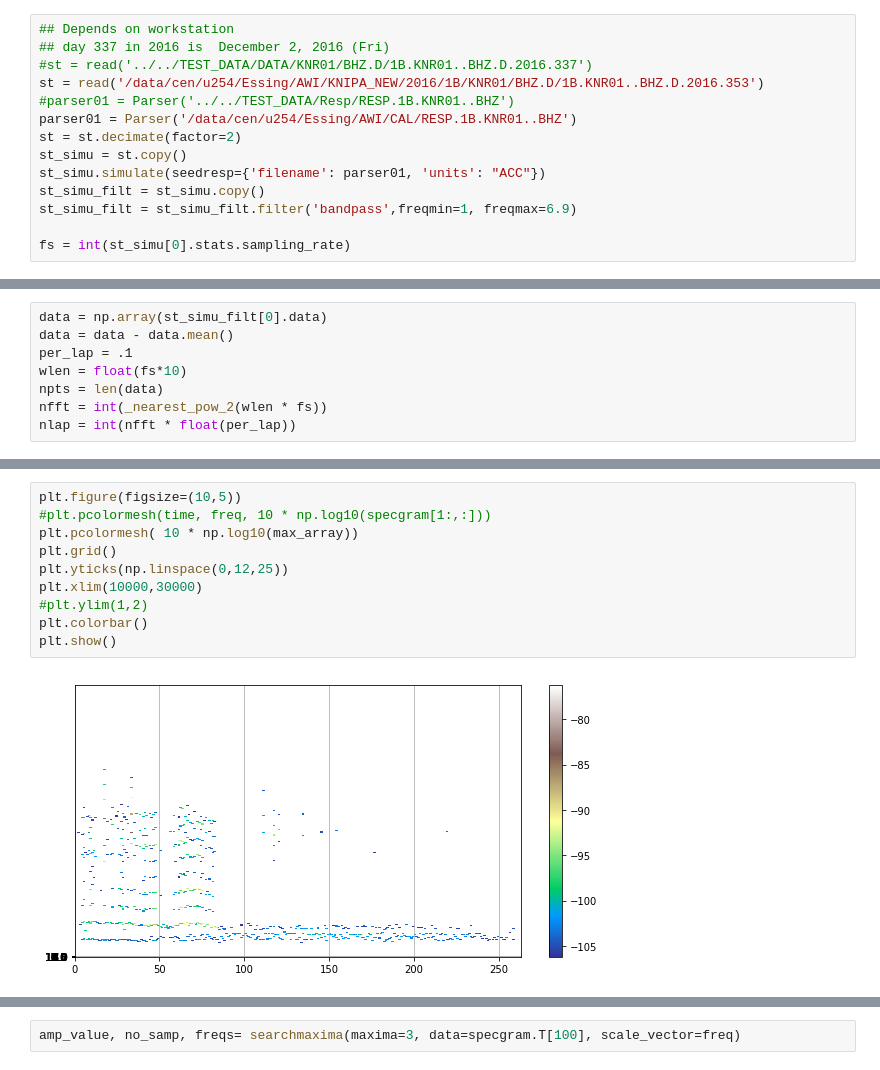
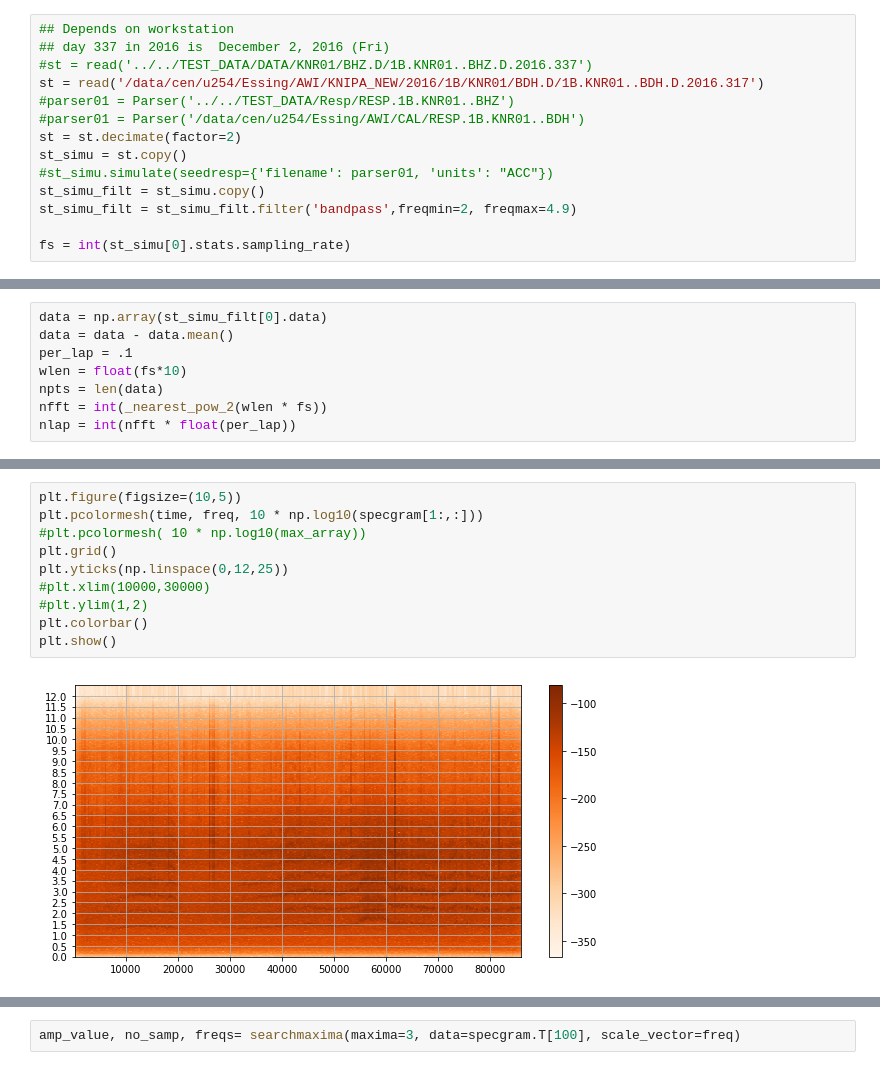
Before and after one commit to DDEssing/thesis_code, a Jupyter notebook: Amplitude_variation.ipynb, the cells around one changed output, grey strips where cells are left out. Drawn from its saved outputs; the diff is of its cells as text.

```diff
--- a/Amplitude_variation.ipynb
+++ b/Amplitude_variation.ipynb
@@ -12,13 +12,13 @@ from IPython.display import Image
 ## Depends on workstation
 ## day 337 in 2016 is  December 2, 2016 (Fri)
 #st = read('../../TEST_DATA/DATA/KNR01/BHZ.D/1B.KNR01..BHZ.D.2016.337')
-st = read('/data/cen/u254/Essing/AWI/KNIPA_NEW/2016/1B/KNR01/BHZ.D/1B.KNR01..BHZ.D.2016.353')
+st = read('/data/cen/u254/Essing/AWI/KNIPA_NEW/2016/1B/KNR01/BDH.D/1B.KNR01..BDH.D.2016.317')
 #parser01 = Parser('../../TEST_DATA/Resp/RESP.1B.KNR01..BHZ')
-parser01 = Parser('/data/cen/u254/Essing/AWI/CAL/RESP.1B.KNR01..BHZ')
+#parser01 = Parser('/data/cen/u254/Essing/AWI/CAL/RESP.1B.KNR01..BDH')
 st = st.decimate(factor=2)
 st_simu = st.copy()
-st_simu.simulate(seedresp={'filename': parser01, 'units': "ACC"})
+#st_simu.simulate(seedresp={'filename': parser01, 'units': "ACC"})
 st_simu_filt = st_simu.copy()
-st_simu_filt = st_simu_filt.filter('bandpass',freqmin=1, freqmax=6.9)
+st_simu_filt = st_simu_filt.filter('bandpass',freqmin=2, freqmax=4.9)
 
 fs = int(st_simu[0].stats.sampling_rate)
@@ -317,12 +363,12 @@ for j in range(np.shape(specgram)[1]):
 # %%
 plt.figure(figsize=(10,5))
-#plt.pcolormesh(time, freq, 10 * np.log10(specgram[1:,:]))
-plt.pcolormesh( 10 * np.log10(max_array))
+plt.pcolormesh(time, freq, 10 * np.log10(specgram[1:,:]))
+#plt.pcolormesh( 10 * np.log10(max_array))
 plt.grid()
 plt.yticks(np.linspace(0,12,25))
-plt.xlim(10000,30000)
+#plt.xlim(10000,30000)
 #plt.ylim(1,2)
 plt.colorbar()
 plt.show()
 # %% [output]
-[figure, old version]
+[figure, new version]
```
Also changed, not shown: parts of 17 cells of this notebook.
